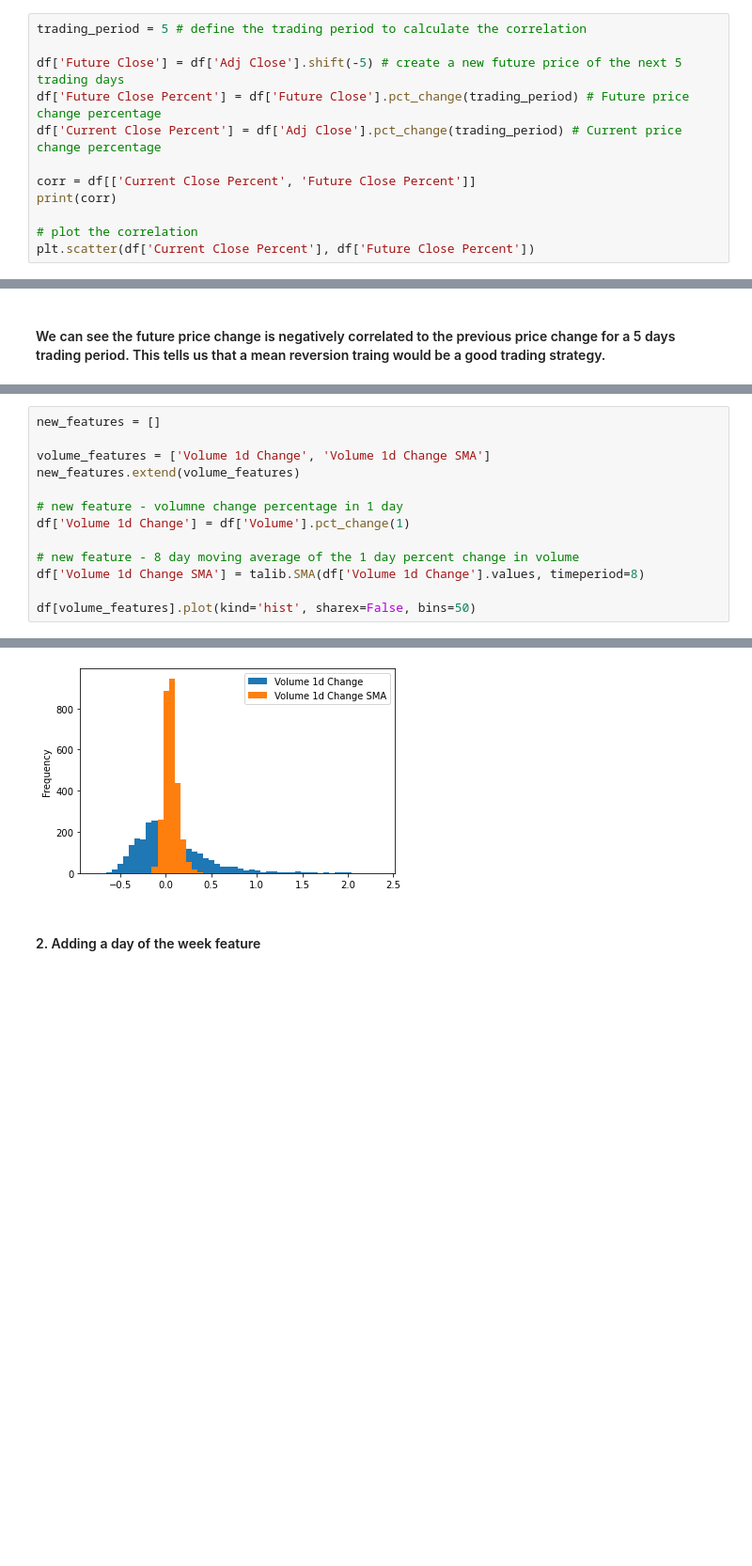
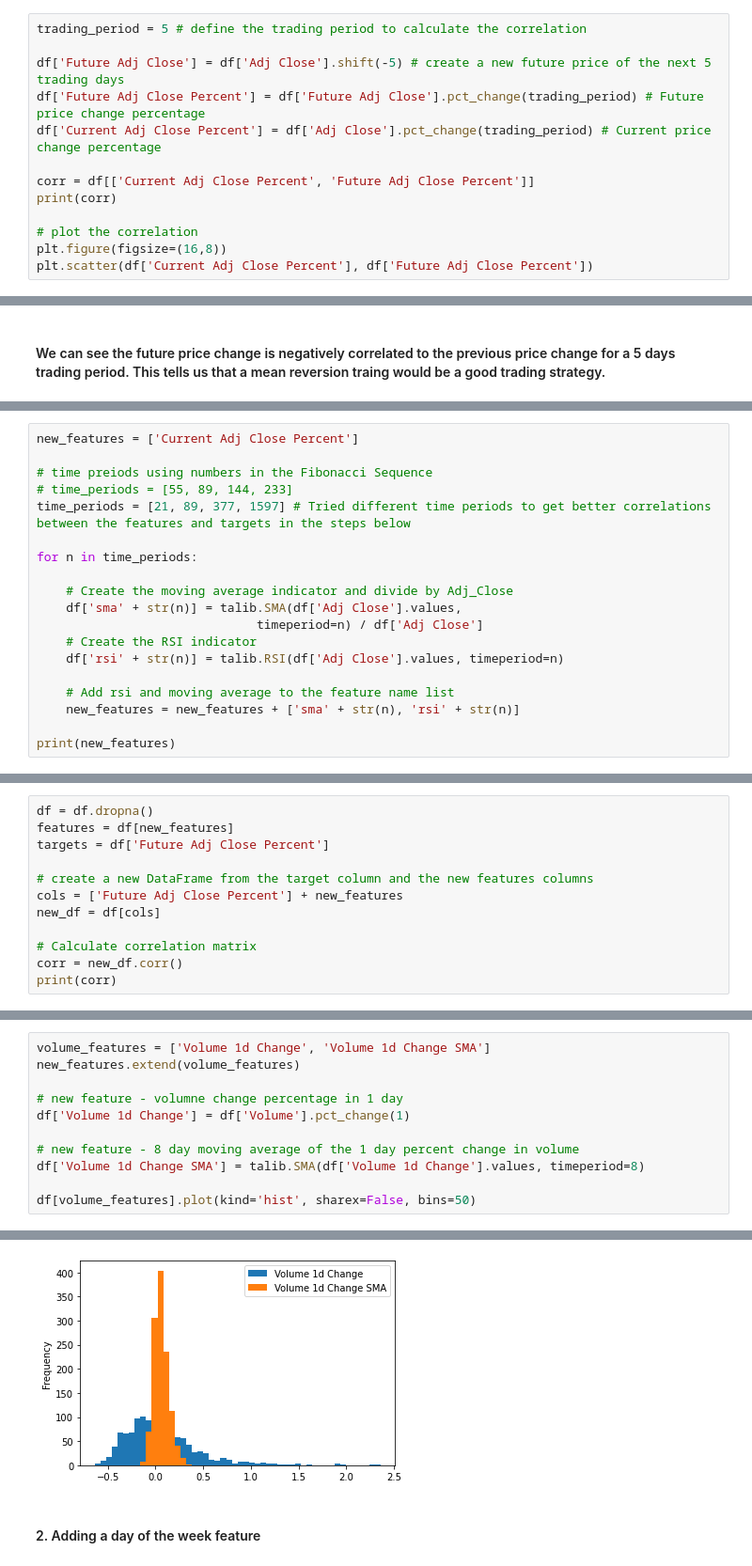
Before and after one commit to KiemNguyen/stock-market-prediction, a Jupyter notebook: stock_market_prediction.ipynb, the cells around one changed output, grey strips where cells are left out. Shown: that part at 94% size. Cells and saved outputs as stored; diff of their text form; blank space fills up the shorter version.

```diff
--- a/stock_market_prediction.ipynb
+++ b/stock_market_prediction.ipynb
@@ -60,13 +113,14 @@ plt.show()
 # %%
 trading_period = 5 # define the trading period to calculate the correlation
 
-df['Future Close'] = df['Adj Close'].shift(-5) # create a new future price of the next 5 trading days
-df['Future Close Percent'] = df['Future Close'].pct_change(trading_period) # Future price change percentage
-df['Current Close Percent'] = df['Adj Close'].pct_change(trading_period) # Current price change percentage
+df['Future Adj Close'] = df['Adj Close'].shift(-5) # create a new future price of the next 5 trading days
+df['Future Adj Close Percent'] = df['Future Adj Close'].pct_change(trading_period) # Future price change percentage
+df['Current Adj Close Percent'] = df['Adj Close'].pct_change(trading_period) # Current price change percentage
 
-corr = df[['Current Close Percent', 'Future Close Percent']]
+corr = df[['Current Adj Close Percent', 'Future Adj Close Percent']]
 print(corr)
 
 # plot the correlation
-plt.scatter(df['Current Close Percent'], df['Future Close Percent'])
+plt.figure(figsize=(16,8))
+plt.scatter(df['Current Adj Close Percent'], df['Future Adj Close Percent'])
 # %% [output]
@@ -95,0 +167,19 @@ Date
+# %%
+new_features = ['Current Adj Close Percent']
+
+# time preiods using numbers in the Fibonacci Sequence
+# time_periods = [55, 89, 144, 233]
+time_periods = [21, 89, 377, 1597] # Tried different time periods to get better correlations between the features and targets in the steps below
+
+for n in time_periods:
+
+    # Create the moving average indicator and divide by Adj_Close
+    df['sma' + str(n)] = talib.SMA(df['Adj Close'].values,
+                              timeperiod=n) / df['Adj Close']
+    # Create the RSI indicator
+    df['rsi' + str(n)] = talib.RSI(df['Adj Close'].values, timeperiod=n)
+
+    # Add rsi and moving average to the feature name list
+    new_features = new_features + ['sma' + str(n), 'rsi' + str(n)]
+
+print(new_features)
@@ -95,0 +188,12 @@ Date
+# %%
+df = df.dropna()
+features = df[new_features]
+targets = df['Future Adj Close Percent']
+
+# create a new DataFrame from the target column and the new features columns
+cols = ['Future Adj Close Percent'] + new_features
+new_df = df[cols]
+
+# Calculate correlation matrix
+corr = new_df.corr()
+print(corr)
@@ -96,19 +252,17 @@ Date
 # %%
-new_features = []
-
 volume_features = ['Volume 1d Change', 'Volume 1d Change SMA']
 new_features.extend(volume_features)
 
 # new feature - volumne change percentage in 1 day
 df['Volume 1d Change'] = df['Volume'].pct_change(1)
 
 # new feature - 8 day moving average of the 1 day percent change in volume
 df['Volume 1d Change SMA'] = talib.SMA(df['Volume 1d Change'].values, timeperiod=8)
 
 df[volume_features].plot(kind='hist', sharex=False, bins=50)
 # %% [output]
 <AxesSubplot:ylabel='Frequency'>
-[figure, old version]
+[figure, new version]
 # %% [markdown]
 #### 2. Adding a day of the week feature
 # %%
```
Also changed, not shown: parts of 30 cells of this notebook.
